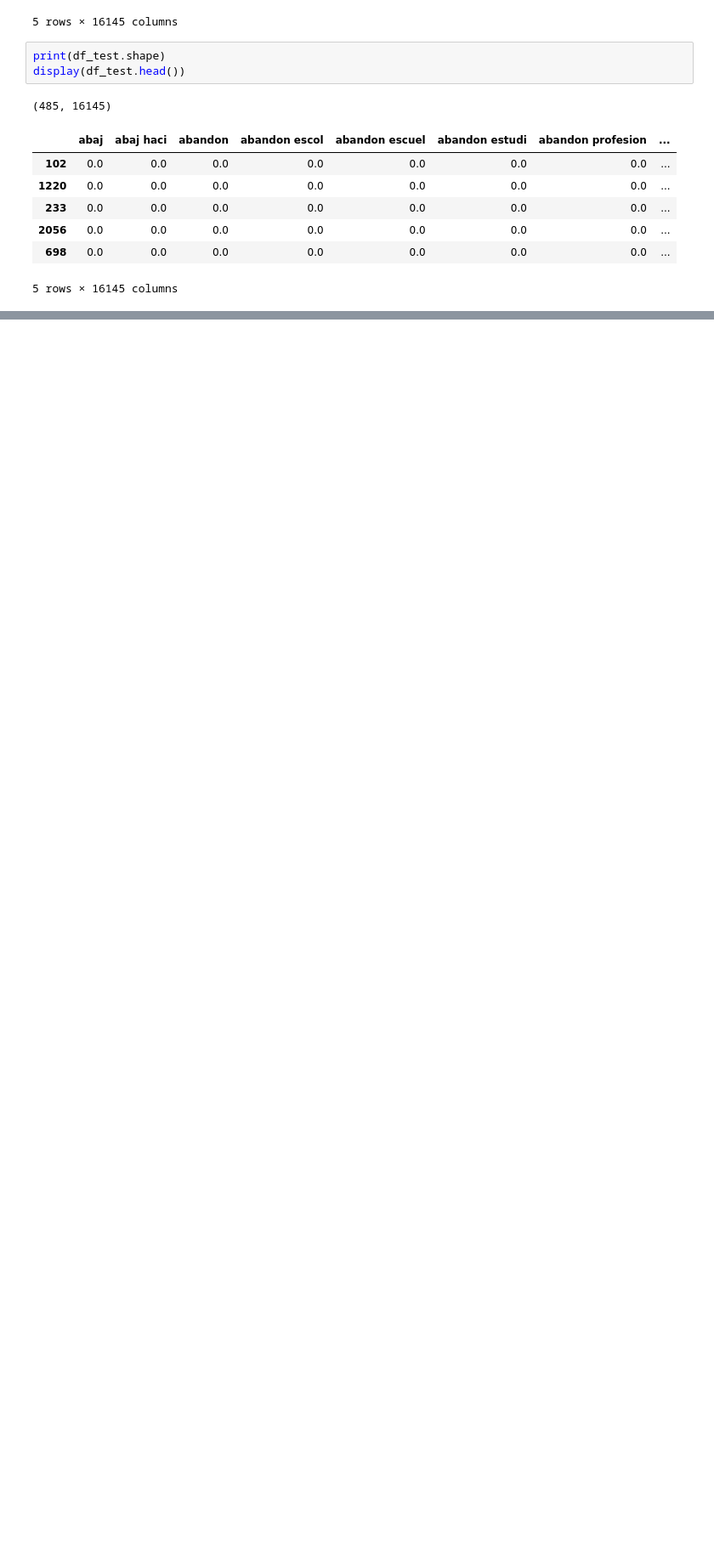
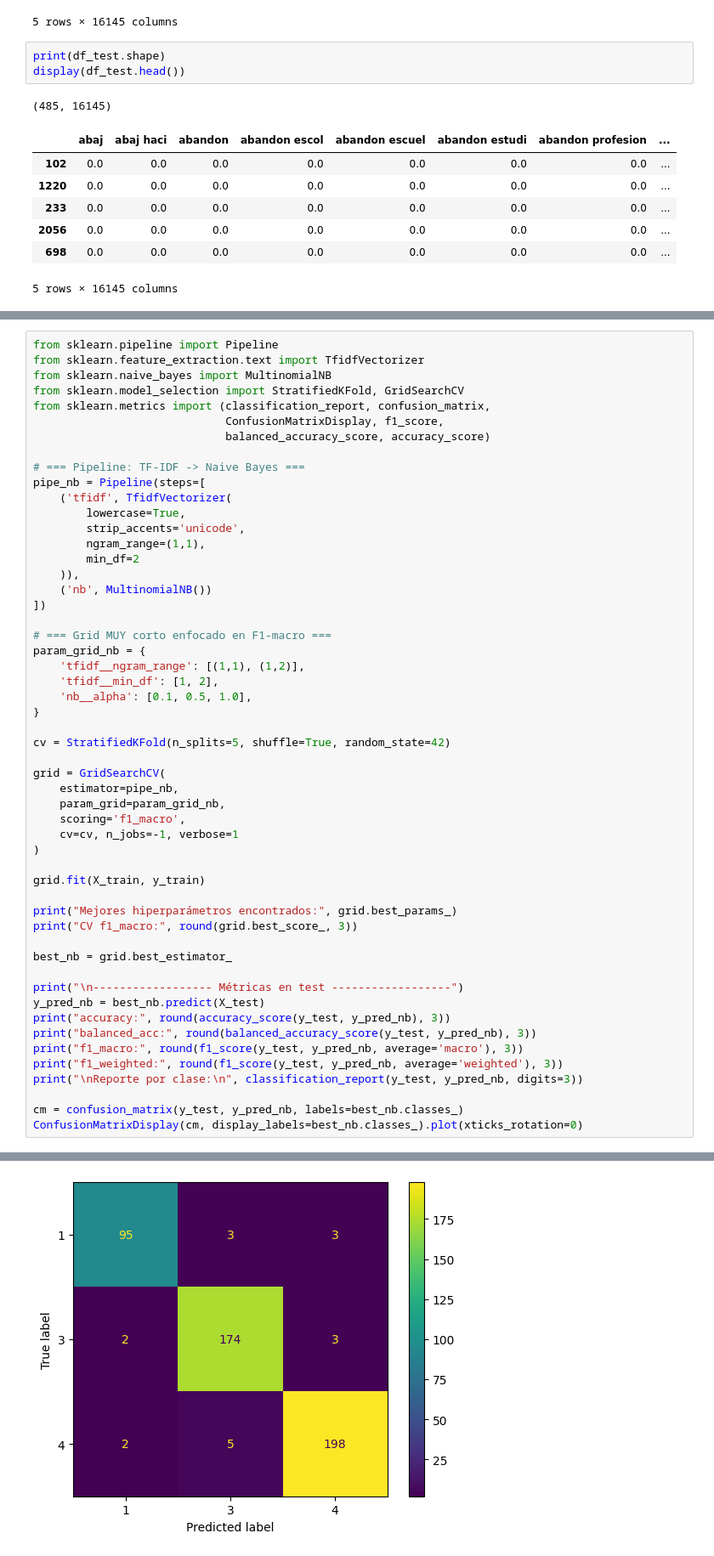
Before and after one commit to afgomezg1/Proyecto1-BI, a Jupyter notebook: proyecto1_etapa1.ipynb, the cells around one changed output, grey strips where cells are left out. Shown at 85% size. Drawn from its saved outputs; the diff is of its cells as text; blank space fills up the shorter version.

```diff
--- a/proyecto1_etapa1.ipynb
+++ b/proyecto1_etapa1.ipynb
@@ -657,0 +665,54 @@ display(df_test.head())
+# %%
+from sklearn.pipeline import Pipeline
+from sklearn.feature_extraction.text import TfidfVectorizer
+from sklearn.naive_bayes import MultinomialNB
+from sklearn.model_selection import StratifiedKFold, GridSearchCV
+from sklearn.metrics import (classification_report, confusion_matrix,
+                             ConfusionMatrixDisplay, f1_score,
+                             balanced_accuracy_score, accuracy_score)
+
+# === Pipeline: TF-IDF -> Naive Bayes ===
+pipe_nb = Pipeline(steps=[
+    ('tfidf', TfidfVectorizer(
+        lowercase=True,
+        strip_accents='unicode',
+        ngram_range=(1,1),
+        min_df=2
+    )),
+    ('nb', MultinomialNB())
+])
+
+# === Grid MUY corto enfocado en F1-macro ===
+param_grid_nb = {
+    'tfidf__ngram_range': [(1,1), (1,2)],
+    'tfidf__min_df': [1, 2],
+    'nb__alpha': [0.1, 0.5, 1.0],
+}
+
+cv = StratifiedKFold(n_splits=5, shuffle=True, random_state=42)
+
+grid = GridSearchCV(
+    estimator=pipe_nb,
+    param_grid=param_grid_nb,
+    scoring='f1_macro',
+    cv=cv, n_jobs=-1, verbose=1
+)
+
+grid.fit(X_train, y_train)
+
+print("Mejores hiperparámetros encontrados:", grid.best_params_)
+print("CV f1_macro:", round(grid.best_score_, 3))
+
+best_nb = grid.best_estimator_
+
+print("\n------------------ Métricas en test ------------------")
+y_pred_nb = best_nb.predict(X_test)
+print("accuracy:", round(accuracy_score(y_test, y_pred_nb), 3))
+print("balanced_acc:", round(balanced_accuracy_score(y_test, y_pred_nb), 3))
+print("f1_macro:", round(f1_score(y_test, y_pred_nb, average='macro'), 3))
+print("f1_weighted:", round(f1_score(y_test, y_pred_nb, average='weighted'), 3))
+print("\nReporte por clase:\n", classification_report(y_test, y_pred_nb, digits=3))
+
+cm = confusion_matrix(y_test, y_pred_nb, labels=best_nb.classes_)
+ConfusionMatrixDisplay(cm, display_labels=best_nb.classes_).plot(xticks_rotation=0)
+# %% [output]
@@ -657,0 +740 @@ display(df_test.head())
+[figure, added]
```
Also changed, not shown: parts of 5 cells of this notebook.
